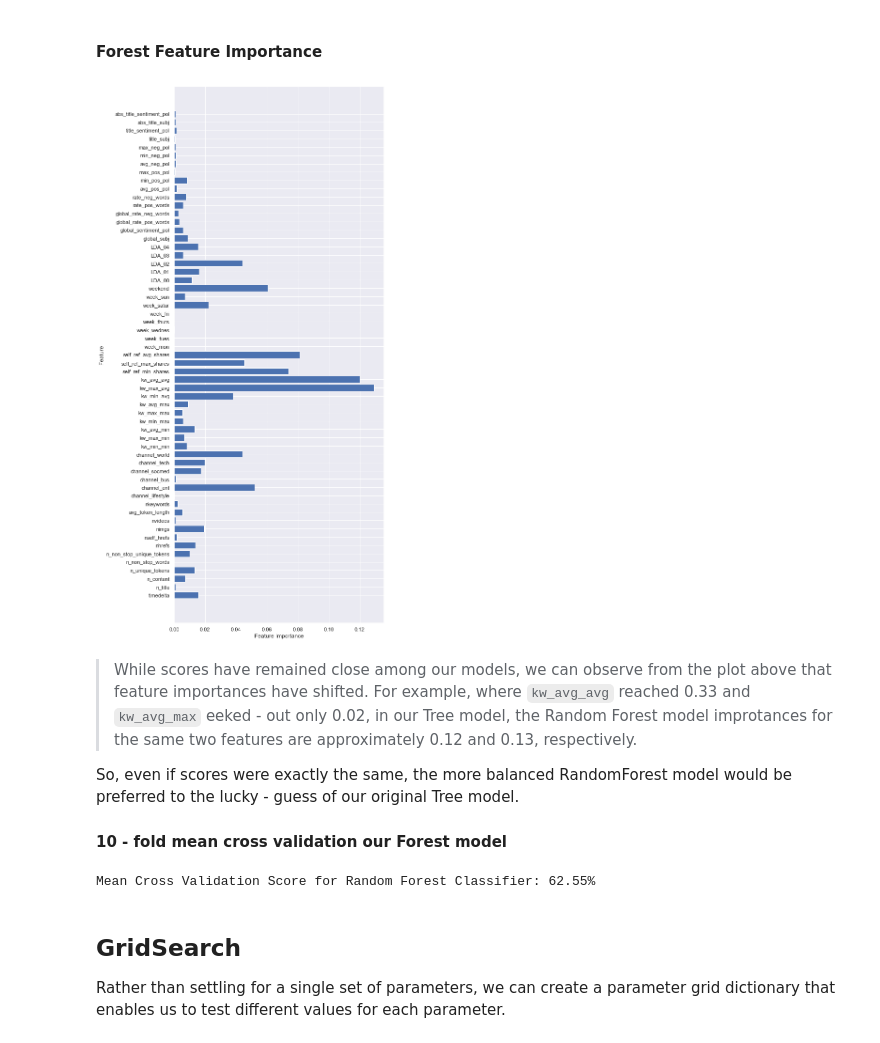
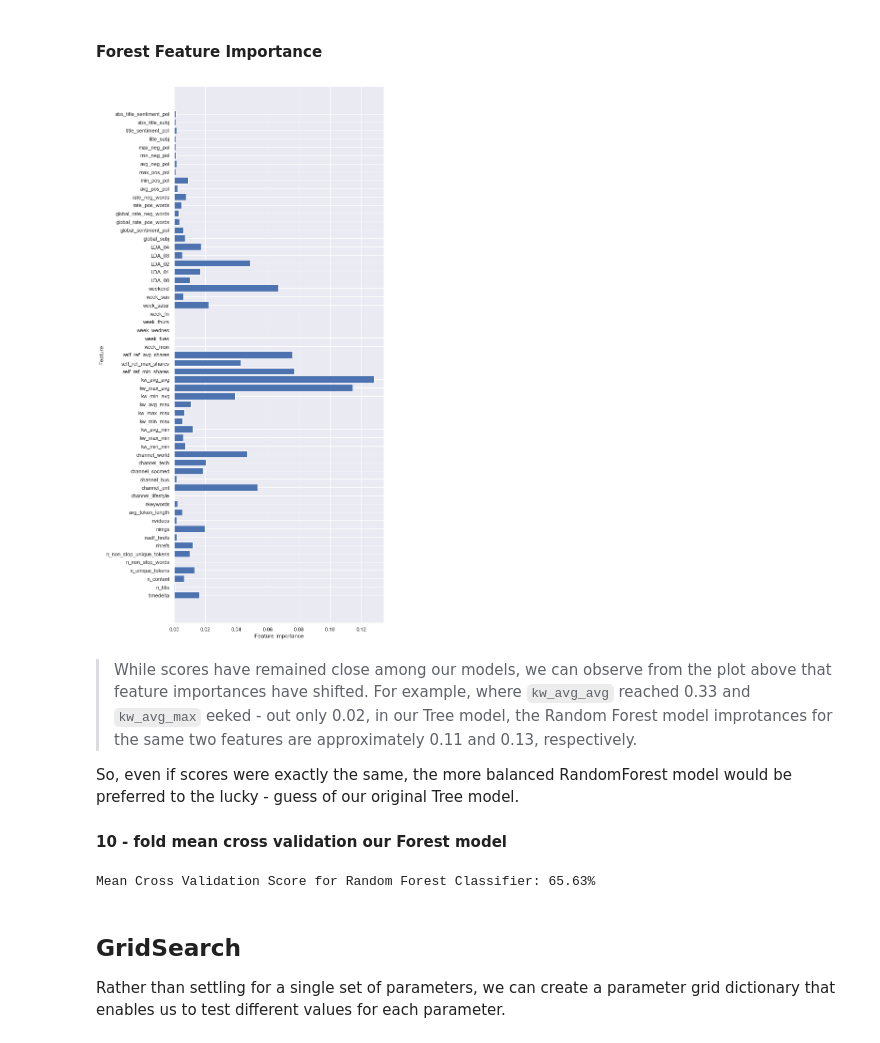
Before and after one commit to jammy-bot/article-shares-prediction, a Jupyter notebook: explore-and-model.ipynb, the cells around one changed output. Drawn from its saved outputs; the diff is of its cells as text; code cells hidden in the pictures.

```diff
--- a/explore-and-model.ipynb
+++ b/explore-and-model.ipynb
@@ -102,7 +106,9 @@ X_train, X_test, y_train, y_test = train_test_split(X,
 #### Buid a Decision Tree
 # %%
 # instantiate and fit a Decision Tree classifier
-tree_clf = DecisionTreeClassifier(criterion='gini', max_depth=5)
+tree_clf = DecisionTreeClassifier(criterion='gini'
+                                  , max_depth=5,
+                                    random_state = 0)
 tree_clf.fit(X_train, y_train)
 # %% [output]
 DecisionTreeClassifier(class_weight=None, criterion='gini', max_depth=5,
@@ -209,12 +215,18 @@ plt.show()
 Next, we will try a bagged trees ensemble model. Considering the low variance in our original Tree model, we are not likely to be surprised by the bagging scores.
 # %%
 # instantiating a Bagging classifier
-bagged_tree = BaggingClassifier(    DecisionTreeClassifier(
-    criterion='gini',        max_depth=5    ), n_estimators=20
+bagged_tree_clf = BaggingClassifier(
+    DecisionTreeClassifier(
+        criterion='gini',
+        max_depth=5,
+        random_state=0
+    ),
+    n_estimators=20,
+    random_state=0
 )
 # %%
 # fit to the training data
-bagged_tree.fit(X_train, y_train)
+bagged_tree_clf.fit(X_train, y_train)
 # %% [output]
 BaggingClassifier(base_estimator=DecisionTreeClassifier(class_weight=None,
                                                         criterion='gini',
@@ -255,10 +266,12 @@ Test set score:      0.64
 Another ensemble model is Random Forest. This model allows for lower correlation among samples, by limiting the number of features on which to split.
 # %%
 # instantiating a Random Forest classifier
-forest = RandomForestClassifier(n_estimators=100, max_depth=5)
+forest_clf = RandomForestClassifier(n_estimators=100,
+                                max_depth=5,
+                                random_state = 0)
 
 # fit to training data
-forest.fit(X_train, y_train)
+forest_clf.fit(X_train, y_train)
 # %% [output]
 RandomForestClassifier(bootstrap=True, class_weight=None, criterion='gini',
                        max_depth=5, max_features='auto', max_leaf_nodes=None,
@@ -282,11 +295,11 @@ Test set score:      0.65
 # %% [markdown]
 #### Forest Feature Importance
 # %%
-plot_feature_importances(forest)
+plot_feature_importances(forest_clf)
 # %% [output]
-[figure, old version]
+[figure, new version]
 # %% [markdown]
-> While scores have remained close among our models, we can observe from the plot above that feature importances have shifted. For example, where `kw_avg_avg` reached 0.33 and `kw_avg_max` eeked - out only 0.02, in our Tree model, the Random Forest model improtances for the same two features are approximately 0.12 and 0.13, respectively.
+> While scores have remained close among our models, we can observe from the plot above that feature importances have shifted. For example, where `kw_avg_avg` reached 0.33 and `kw_avg_max` eeked - out only 0.02, in our Tree model, the Random Forest model improtances for the same two features are approximately 0.11 and 0.13, respectively.
 
 So, even if scores were exactly the same, the more balanced RandomForest model would be preferred to the lucky - guess of our original Tree model.
 
@@ -299,14 +312,13 @@ from sklearn.ensemble import AdaBoostClassifier
 import warnings
 warnings.filterwarnings("ignore")
 
-rf_clf = RandomForestClassifier()
-mean_rf_cv_score = np.mean(cross_val_score(rf_clf,
+mean_forest_cv_score = np.mean(cross_val_score(forest_clf,
                                            X_train,
                                            y_train,
                                            cv=10))
-print(f"\nMean Cross Validation Score for Random Forest Classifier: {mean_rf_cv_score :.2%}\n")
+print(f"\nMean Cross Validation Score for Random Forest Classifier: {mean_forest_cv_score :.2%}\n")
 # %% [output]
-Mean Cross Validation Score for Random Forest Classifier: 62.55%
+Mean Cross Validation Score for Random Forest Classifier: 65.63%
 # %% [markdown]
 ## GridSearch
 
```
Also changed, not shown: parts of 15 cells of this notebook, 6 other files.
